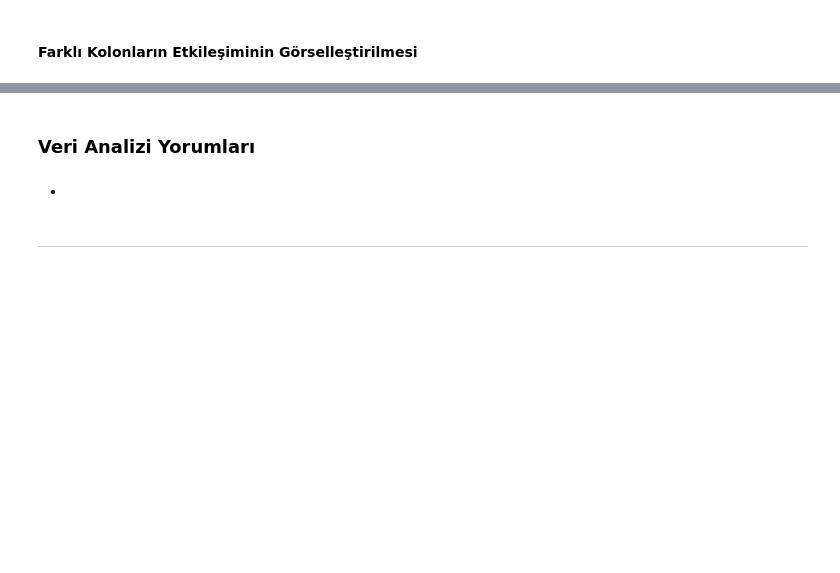
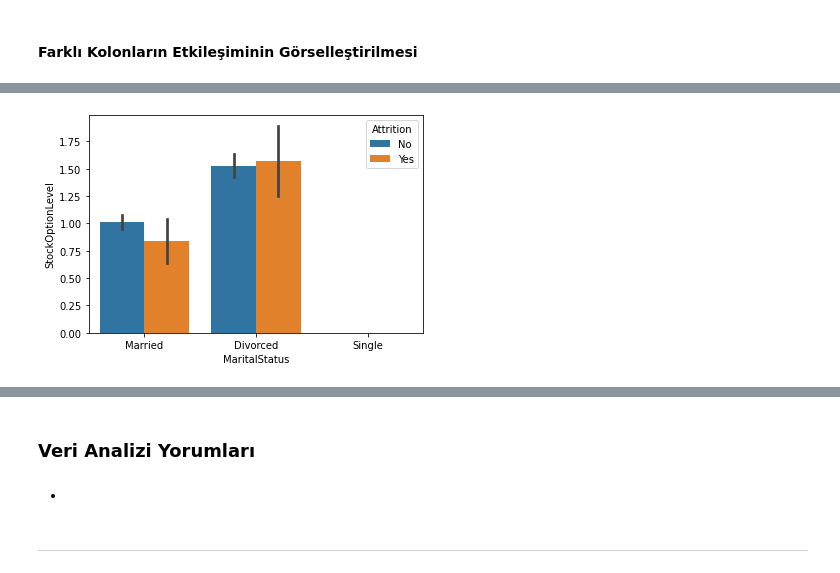
Before and after one commit to dsbootcamp-projects-2022-1/dsbootcamp2022-hr-attrition-prediction-project-vlkan, a Jupyter notebook: Project Template.ipynb, the cells around one changed output, grey strips where cells are left out. Cells and saved outputs as stored; diff of their text form; code cells hidden in the pictures; blank space fills up the shorter version.

```diff
--- a/Project Template.ipynb
+++ b/Project Template.ipynb
@@ -426,0 +464,8 @@ _ = sns.histplot(data=train, x="YearsSinceLastPromotion", stat='density', kde=Tr
+# %%
+#marital status: binary
+#stock option: binary
+#attrition: binary
+
+_ = sns.barplot(data=train, x="MaritalStatus", y="StockOptionLevel", hue="Attrition")
+# %% [output]
+[figure, added]
```
Also changed, not shown: parts of 41 cells of this notebook.
